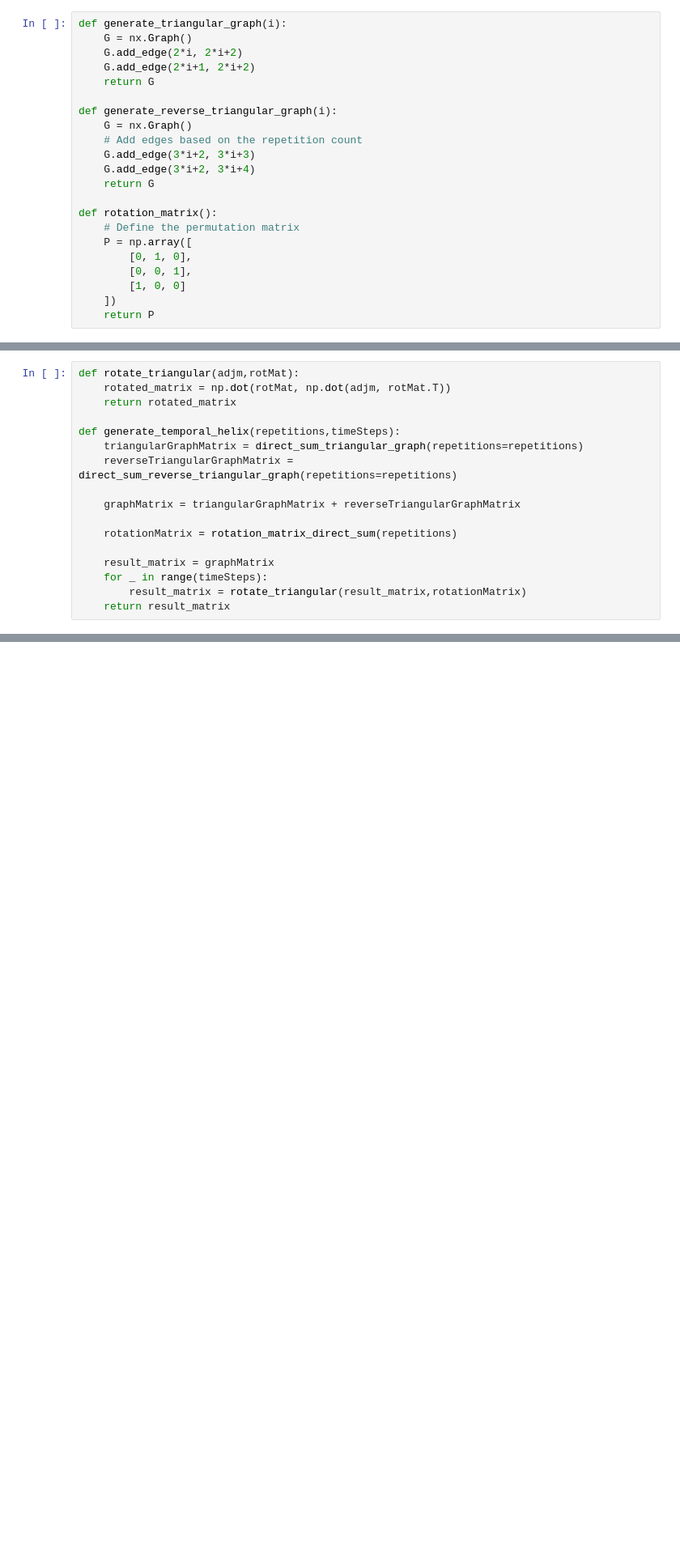
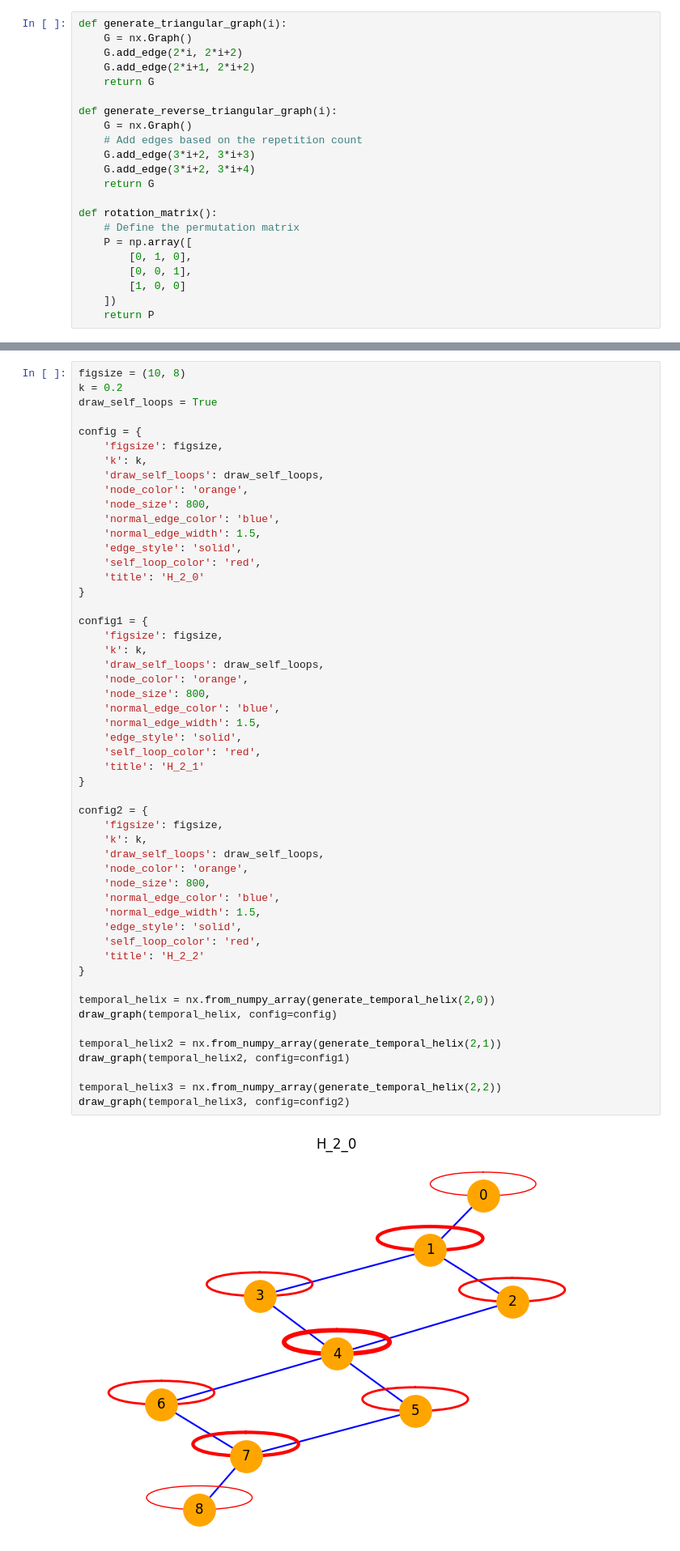
Before and after one commit to JaimePSantos/DynamicRandomWalks, a Jupyter notebook: CT-Dyn_TemporalHelix.ipynb, the cells around one changed output, grey strips where cells are left out. Shown at 81% size. Cells and saved outputs as stored; diff of their text form; blank space fills up the shorter version.

Commit message:
refactoring temporal helix

```diff
--- a/CT-Dyn_TemporalHelix.ipynb
+++ b/CT-Dyn_TemporalHelix.ipynb
@@ -89,17 +92,0 @@ def direct_sum_rotation_matrix(repetitions):
-# %%
-def rotate_triangular(adjm,rotMat):
-    rotated_matrix = np.dot(rotMat, np.dot(adjm, rotMat.T))
-    return rotated_matrix
-
-def generate_temporal_helix(repetitions,timeSteps):
-    triangularGraphMatrix = direct_sum_triangular_graph(repetitions=repetitions)
-    reverseTriangularGraphMatrix = direct_sum_reverse_triangular_graph(repetitions=repetitions)
-
-    graphMatrix = triangularGraphMatrix + reverseTriangularGraphMatrix
-
-    rotationMatrix = rotation_matrix_direct_sum(repetitions)
-
-    result_matrix = graphMatrix
-    for _ in range(timeSteps):
-        result_matrix = rotate_triangular(result_matrix,rotationMatrix)
-    return result_matrix
@@ -248,0 +174,54 @@ draw_graph_from_adjacency_matrix(temporal_helix2)
+# %%
+figsize = (10, 8)
+k = 0.2
+draw_self_loops = True
+
+config = {
+    'figsize': figsize,
+    'k': k,
+    'draw_self_loops': draw_self_loops,
+    'node_color': 'orange',
+    'node_size': 800,
+    'normal_edge_color': 'blue',
+    'normal_edge_width': 1.5,
+    'edge_style': 'solid',
+    'self_loop_color': 'red',
+    'title': 'H_2_0'
+}
+
+config1 = {
+    'figsize': figsize,
+    'k': k,
+    'draw_self_loops': draw_self_loops,
+    'node_color': 'orange',
+    'node_size': 800,
+    'normal_edge_color': 'blue',
+    'normal_edge_width': 1.5,
+    'edge_style': 'solid',
+    'self_loop_color': 'red',
+    'title': 'H_2_1'
+}
+
+config2 = {
+    'figsize': figsize,
+    'k': k,
+    'draw_self_loops': draw_self_loops,
+    'node_color': 'orange',
+    'node_size': 800,
+    'normal_edge_color': 'blue',
+    'normal_edge_width': 1.5,
+    'edge_style': 'solid',
+    'self_loop_color': 'red',
+    'title': 'H_2_2'
+}
+
+temporal_helix = nx.from_numpy_array(generate_temporal_helix(2,0))
+draw_graph(temporal_helix, config=config)
+
+temporal_helix2 = nx.from_numpy_array(generate_temporal_helix(2,1))
+draw_graph(temporal_helix2, config=config1)
+
+temporal_helix3 = nx.from_numpy_array(generate_temporal_helix(2,2))
+draw_graph(temporal_helix3, config=config2)
+# %% [output]
+[figure, added]
```
Also changed, not shown: parts of 6 cells of this notebook, 1 other file.
